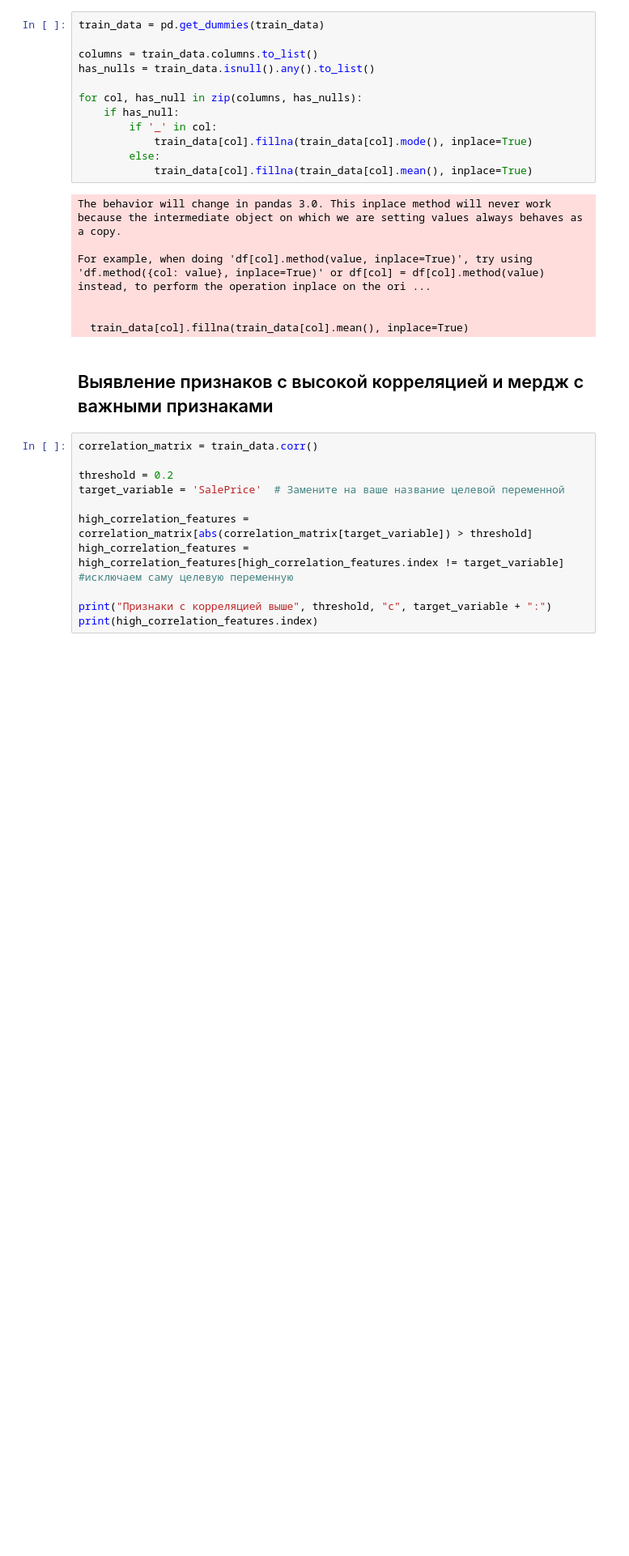
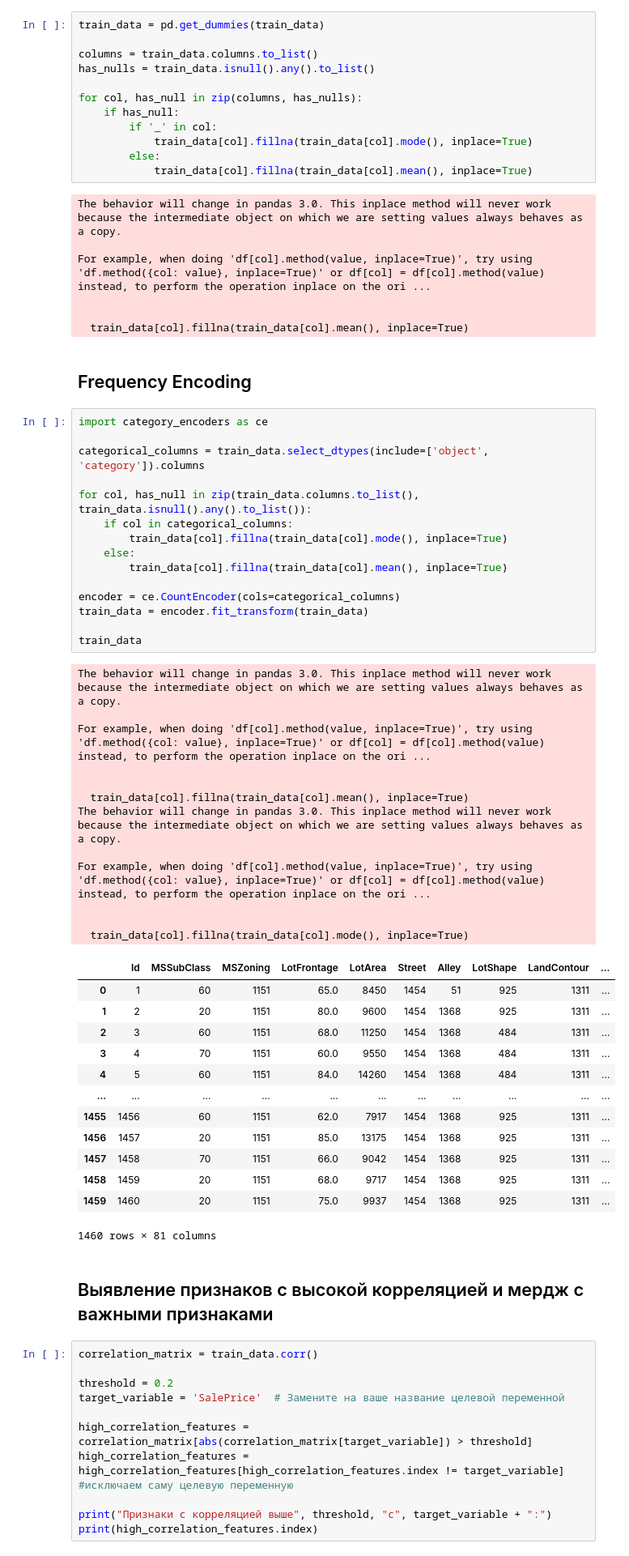
Before and after one commit to foreverestBulat/ML-DM, a Jupyter notebook: HPC3.ipynb, the cells around one changed output. Shown at 81% size. Drawn from its saved outputs; the diff is of its cells as text; blank space fills up the shorter version.

```diff
--- a/HPC3.ipynb
+++ b/HPC3.ipynb
@@ -150,6 +150,49 @@ For example, when doing 'df[col].method(value, inplace=True)', try using 'df.met
 
 
   train_data[col].fillna(train_data[col].mean(), inplace=True)
+# %% [markdown]
+## Frequency Encoding
+# %%
+import category_encoders as ce
+
+categorical_columns = train_data.select_dtypes(include=['object', 'category']).columns
+
+for col, has_null in zip(train_data.columns.to_list(), train_data.isnull().any().to_list()):
+    if col in categorical_columns:
+        train_data[col].fillna(train_data[col].mode(), inplace=True)
+    else:
+        train_data[col].fillna(train_data[col].mean(), inplace=True)
+
+encoder = ce.CountEncoder(cols=categorical_columns)
+train_data = encoder.fit_transform(train_data)
+
+train_data
+# %% [output]
+The behavior will change in pandas 3.0. This inplace method will never work because the intermediate object on which we are setting values always behaves as a copy.
+
+For example, when doing 'df[col].method(value, inplace=True)', try using 'df.method({col: value}, inplace=True)' or df[col] = df[col].method(value) instead, to perform the operation inplace on the ori ...
+
+
+  train_data[col].fillna(train_data[col].mean(), inplace=True)
+The behavior will change in pandas 3.0. This inplace method will never work because the intermediate object on which we are setting values always behaves as a copy.
+
+For example, when doing 'df[col].method(value, inplace=True)', try using 'df.method({col: value}, inplace=True)' or df[col] = df[col].method(value) instead, to perform the operation inplace on the ori ...
+
+
+  train_data[col].fillna(train_data[col].mode(), inplace=True)
+|  | Id | MSSubClass | MSZoning | LotFrontage | LotArea | Street | Alley | LotShape | LandContour | ... |
+| 0 | 1 | 60 | 1151 | 65.0 | 8450 | 1454 | 51 | 925 | 1311 | ... |
+| 1 | 2 | 20 | 1151 | 80.0 | 9600 | 1454 | 1368 | 925 | 1311 | ... |
+| 2 | 3 | 60 | 1151 | 68.0 | 11250 | 1454 | 1368 | 484 | 1311 | ... |
+| 3 | 4 | 70 | 1151 | 60.0 | 9550 | 1454 | 1368 | 484 | 1311 | ... |
+| 4 | 5 | 60 | 1151 | 84.0 | 14260 | 1454 | 1368 | 484 | 1311 | ... |
+| ... | ... | ... | ... | ... | ... | ... | ... | ... | ... | ... |
+| 1455 | 1456 | 60 | 1151 | 62.0 | 7917 | 1454 | 1368 | 925 | 1311 | ... |
+| 1456 | 1457 | 20 | 1151 | 85.0 | 13175 | 1454 | 1368 | 925 | 1311 | ... |
+| 1457 | 1458 | 70 | 1151 | 66.0 | 9042 | 1454 | 1368 | 925 | 1311 | ... |
+| 1458 | 1459 | 20 | 1151 | 68.0 | 9717 | 1454 | 1368 | 925 | 1311 | ... |
+| 1459 | 1460 | 20 | 1151 | 75.0 | 9937 | 1454 | 1368 | 925 | 1311 | ... |
+1460 rows × 81 columns
 # %% [markdown]
 ## Выявление признаков с высокой корреляцией и мердж с важными признаками
 # %%
```
Also changed, not shown: parts of 16 cells of this notebook, 40 other files.
